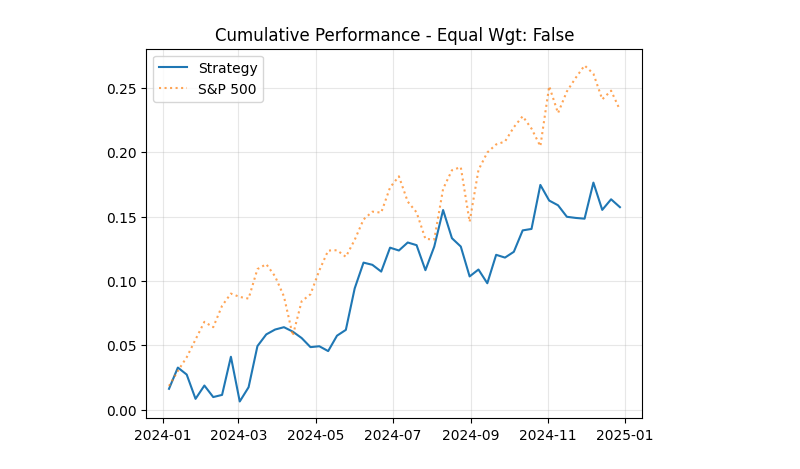
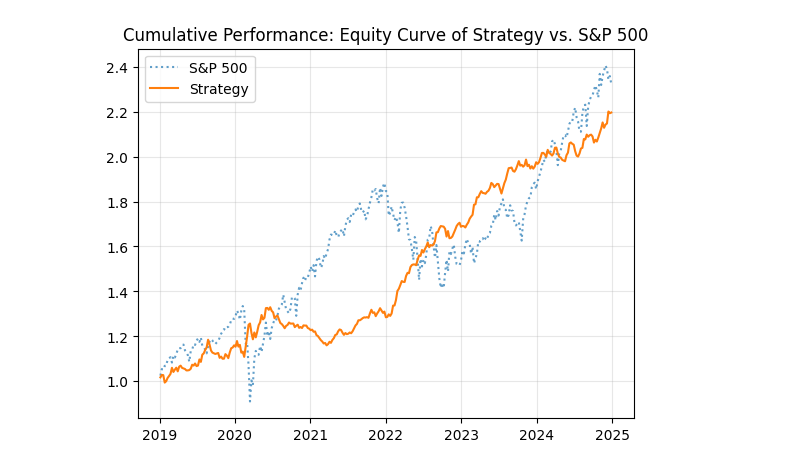
Before and after one commit to kktallam/ML-Capstone-Project-006, a Jupyter notebook: code/weekly_backtest.ipynb, the cells around one changed output. Saved outputs shown, nothing was run; the diff lists cells and outputs as text; code cells hidden in the pictures.

```diff
--- a/code/weekly_backtest.ipynb
+++ b/code/weekly_backtest.ipynb
@@ -8,8 +8,8 @@ import ast
 # --------------------------------------------------------------------------------
 # CONFIGURATION & PATHS
 # --------------------------------------------------------------------------------
-LONG_PCT = 0.2
-SHORT_PCT = 0.2
+LONG_PCT = 0.1
+SHORT_PCT = 0.1
 LEVERAGE = 1.0
 HOLDING_WEEKS = 1
 equal_weight = False  # Set to True for equal-weighted portfolio
@@ -17,7 +17,8 @@ equal_weight = False  # Set to True for equal-weighted portfolio
 SENTIMENT_2022 = "../data/daily_absa_2022.csv"
 SENTIMENT_2024 = "../data/daily_absa_2024.csv"
 
-SENTIMENT_paths = ["../data/ellen_score_2024.csv"]
+
+SENTIMENT_paths = ["../data/combined_news_weighted_softmax.csv"]
 SP500_MAPPING = "../data/sp_500_constituents.xlsx"
 STOCK_RET_PATH = 'momentum/s&p500ret.csv'
 SP500_RET_PATH = "../data/snp500_ret.csv"    # Path to index returns
@@ -457,13 +514,13 @@ Notes:
 # %%
 plot_dates = weekly_perf['week_date'] + pd.Timedelta(weeks=1)
-plt.plot(plot_dates, np.cumsum(weekly_perf['port_ret']), label='Strategy')
-plt.plot(plot_dates, np.cumsum(weekly_perf['sp500_ret']), label='S&P 500', linestyle=':', alpha=0.7)
-plt.title(f"Cumulative Performance - Equal Wgt: {equal_weight}")
+plt.plot(plot_dates, weekly_perf['sp500_value'], label='S&P 500', linestyle=':', alpha=0.7)
+plt.plot(plot_dates, weekly_perf['port_value'], label='Strategy')
+plt.title(f"Cumulative Performance: Equity Curve of Strategy vs. S&P 500")
 plt.legend()
 plt.grid(True, alpha=0.3)
 plt.show()
 # %% [output]
-[figure, old version]
+[figure, new version]
 # %%
 # Histogram: selection frequency by ticker
 import matplotlib.pyplot as plt
```
Also changed, not shown: parts of 23 cells of this notebook, 10 other files.
